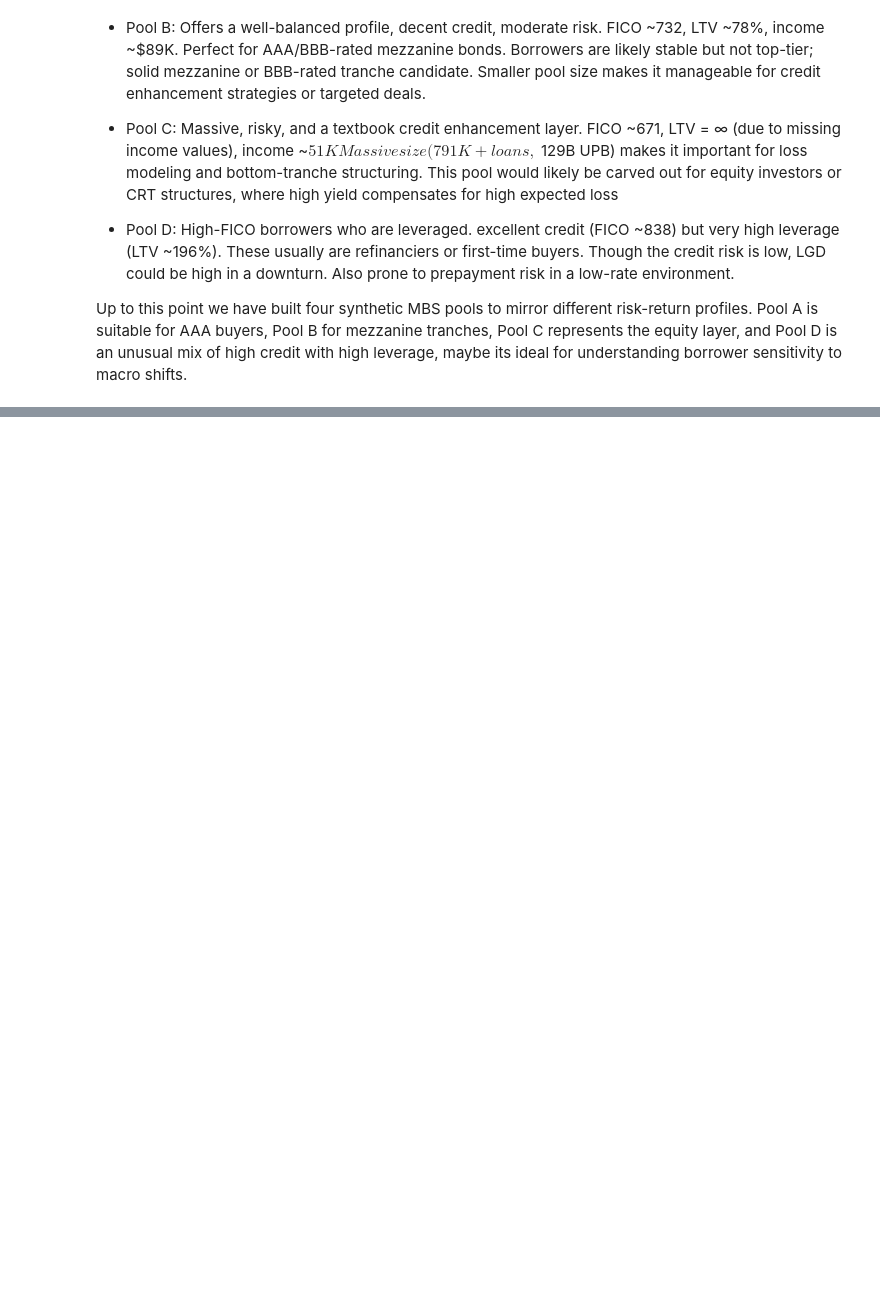
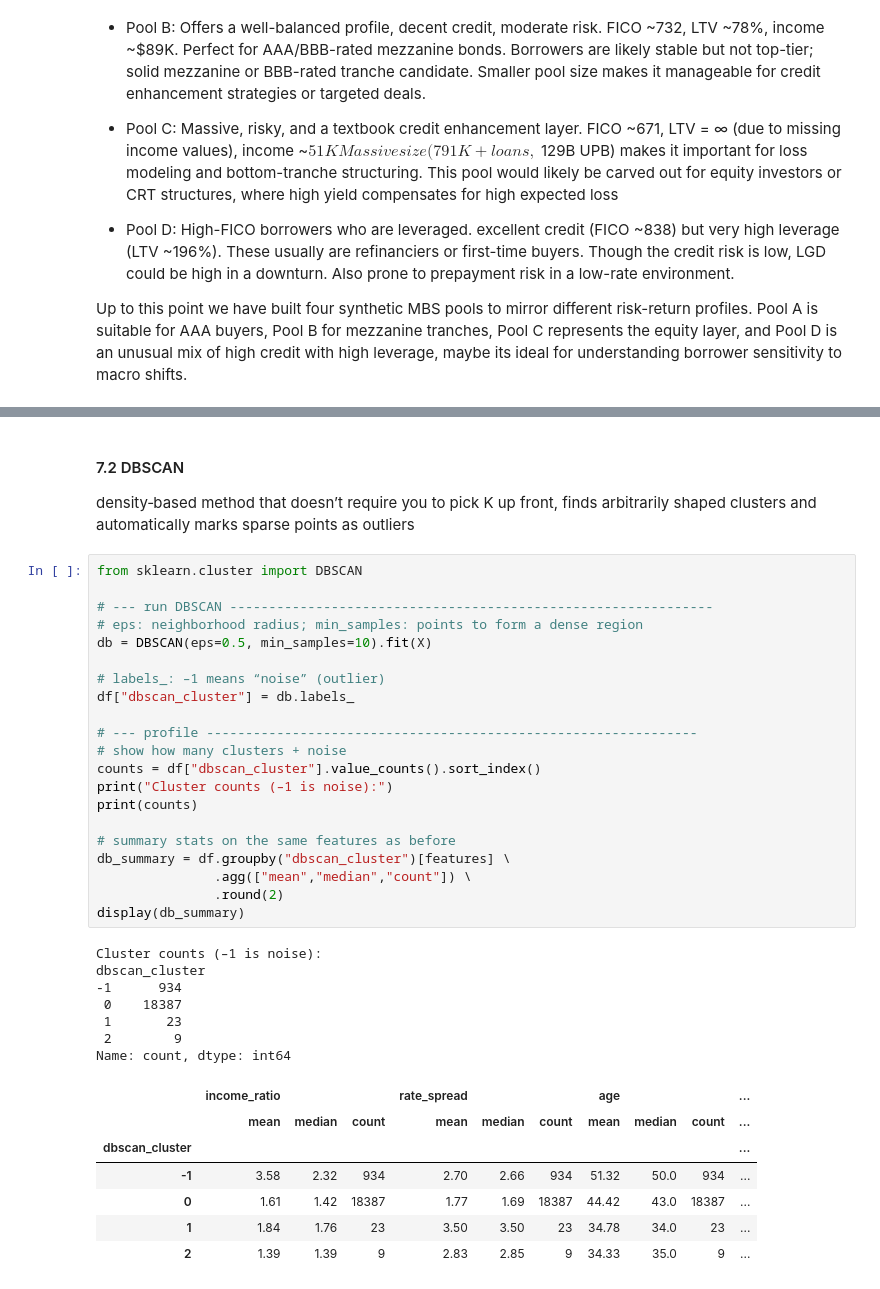
Before and after one commit to Louie-AL/loan-level-data-project, a Jupyter notebook: loans-lvl-data-dataset.ipynb, the cells around one changed output, grey strips where cells are left out. Drawn from its saved outputs; the diff is of its cells as text; blank space fills up the shorter version.

```diff
--- a/loans-lvl-data-dataset.ipynb
+++ b/loans-lvl-data-dataset.ipynb
@@ -484,0 +606,40 @@ Up to this point we have built four synthetic MBS pools to mirror different risk
+# %% [markdown]
+#### 7.2 DBSCAN
+
+density‑based method that doesn’t require you to pick K up front, finds arbitrarily shaped clusters and automatically marks sparse points as outliers
+# %%
+from sklearn.cluster import DBSCAN
+
+# --- run DBSCAN --------------------------------------------------------------
+# eps: neighborhood radius; min_samples: points to form a dense region
+db = DBSCAN(eps=0.5, min_samples=10).fit(X)
+
+# labels_: –1 means “noise” (outlier)
+df["dbscan_cluster"] = db.labels_
+
+# --- profile ---------------------------------------------------------------
+# show how many clusters + noise
+counts = df["dbscan_cluster"].value_counts().sort_index()
+print("Cluster counts (–1 is noise):")
+print(counts)
+
+# summary stats on the same features as before
+db_summary = df.groupby("dbscan_cluster")[features] \
+               .agg(["mean","median","count"]) \
+               .round(2)
+display(db_summary)
+# %% [output]
+Cluster counts (–1 is noise):
+dbscan_cluster
+-1      934
+ 0    18387
+ 1       23
+ 2        9
+Name: count, dtype: int64
+|  | income_ratio |  |  | rate_spread |  |  | age |  |  | ... |
+|  | mean | median | count | mean | median | count | mean | median | count | ... |
+| dbscan_cluster |  |  |  |  |  |  |  |  |  | ... |
+| -1 | 3.58 | 2.32 | 934 | 2.70 | 2.66 | 934 | 51.32 | 50.0 | 934 | ... |
+| 0 | 1.61 | 1.42 | 18387 | 1.77 | 1.69 | 18387 | 44.42 | 43.0 | 18387 | ... |
+| 1 | 1.84 | 1.76 | 23 | 3.50 | 3.50 | 23 | 34.78 | 34.0 | 23 | ... |
+| 2 | 1.39 | 1.39 | 9 | 2.83 | 2.85 | 9 | 34.33 | 35.0 | 9 | ... |
```
Also changed, not shown: parts of 15 cells of this notebook.
